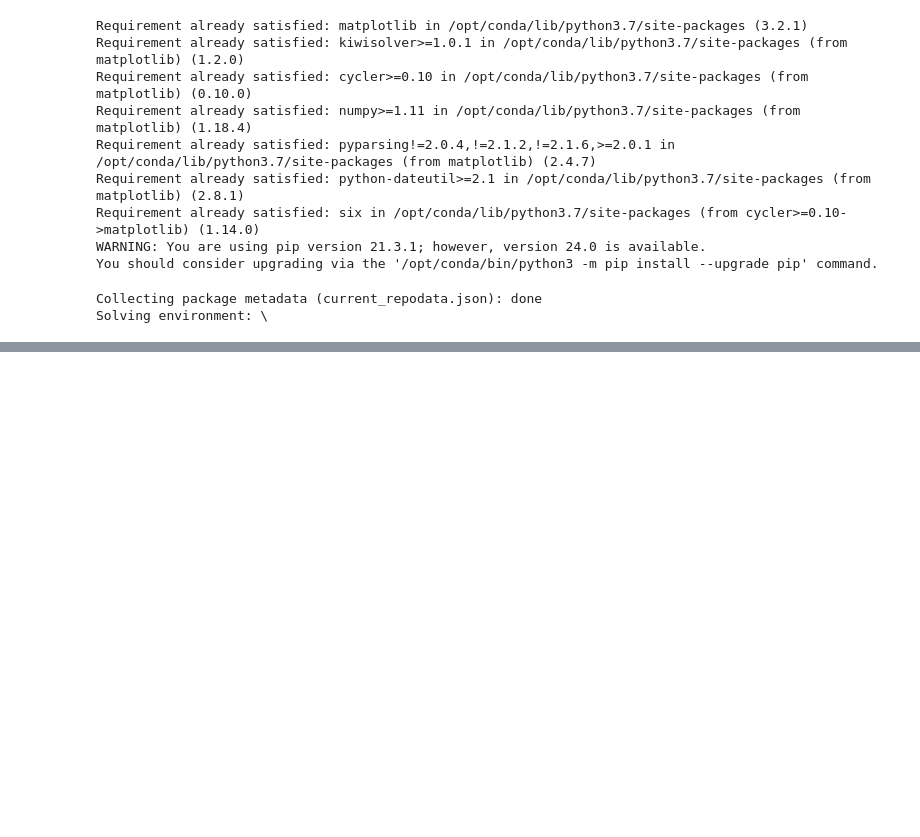
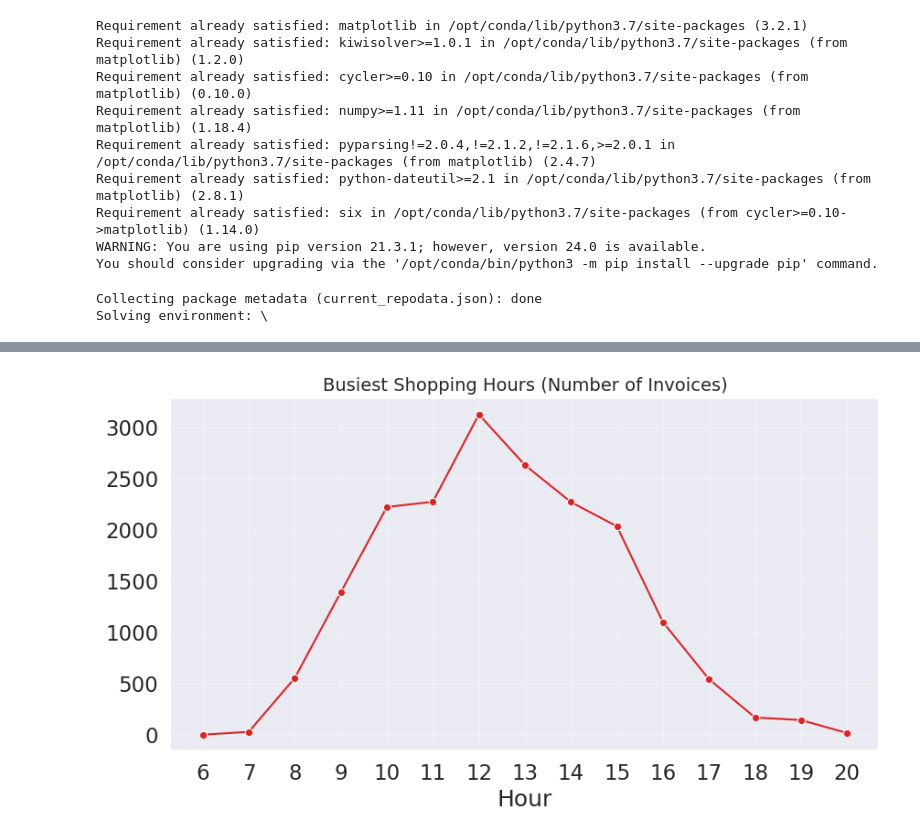
Before and after one commit to dipanburja/Data-analysis-on-retail-data-with-Python, a Jupyter notebook: online_retail.ipynb, the cells around one changed output, grey strips where cells are left out. Cells and saved outputs as stored; diff of their text form; code cells hidden in the pictures; blank space fills up the shorter version.

```diff
--- a/online_retail.ipynb
+++ b/online_retail.ipynb
@@ -134,0 +330,11 @@ cs_df = pd.read_excel(io=r'../download/Online Retail.xlsx')
+# %%
+hourly_orders = df_clean.groupby('Hour')['InvoiceNo'].nunique()
+
+plt.figure(figsize=(10, 5))
+sns.lineplot(x=hourly_orders.index, y=hourly_orders.values, marker='o', color='tab:red')
+plt.title('Busiest Shopping Hours (Number of Invoices)', fontsize=14)
+plt.xticks(range(6, 21)) # The dataset usually spans 6am to 8pm
+plt.grid(True, alpha=0.3)
+plt.show()
+# %% [output]
+[figure, added]
```
Also changed, not shown: parts of 22 cells of this notebook, 1 other file.
